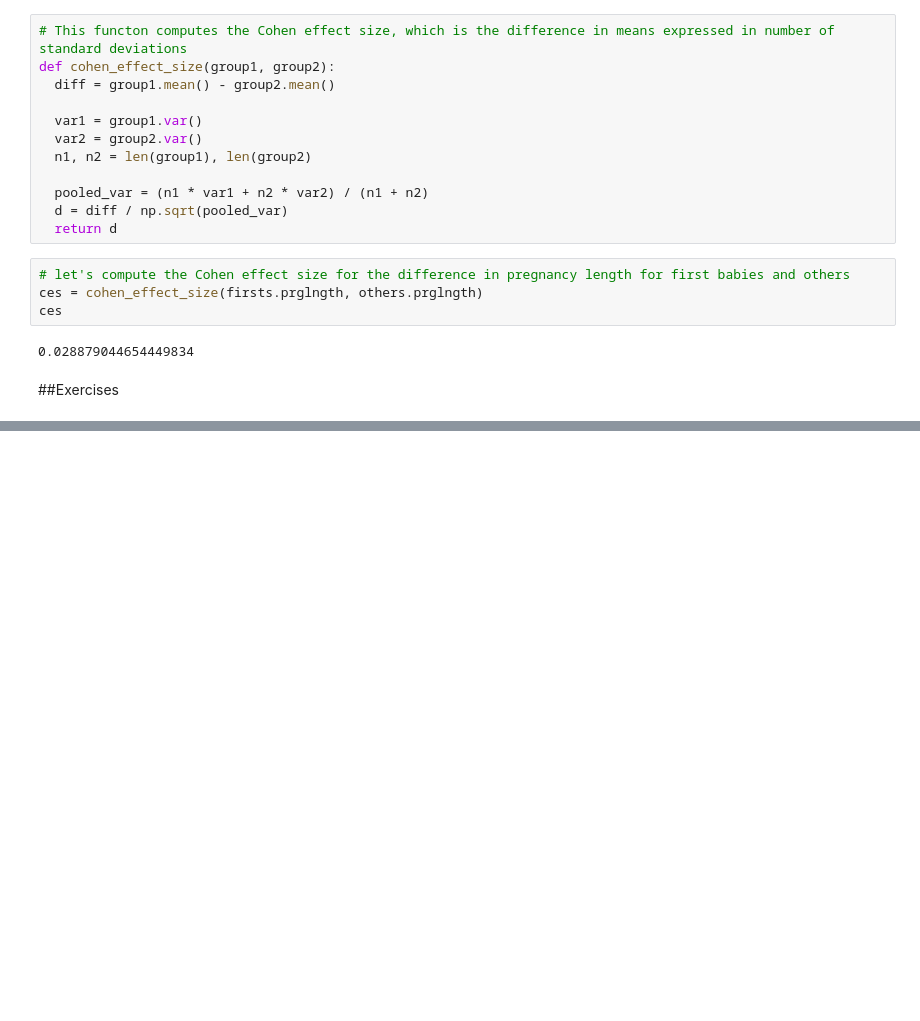
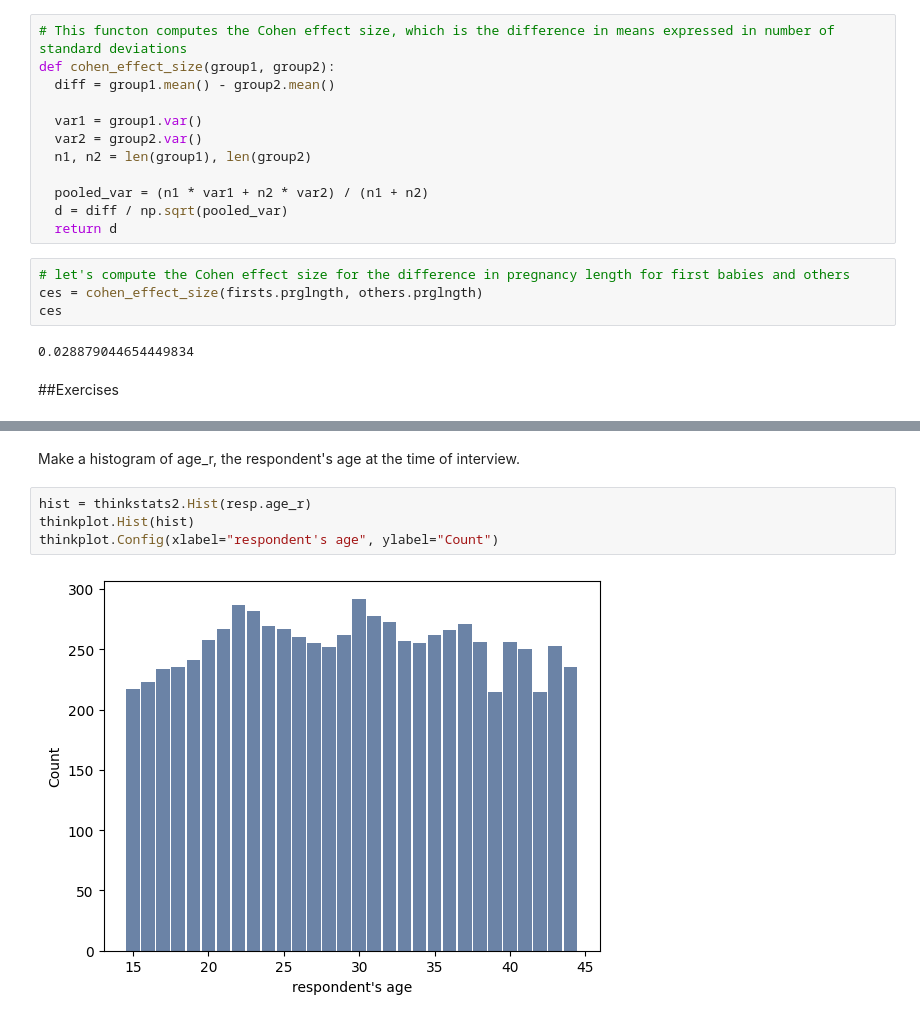
Before and after one commit to rahiakela/data-science-research-and-practice, a Jupyter notebook: think-stats/01_distributions.ipynb, the cells around one changed output, grey strips where cells are left out. Cells and saved outputs as stored; diff of their text form; blank space fills up the shorter version.

```diff
--- a/think-stats/01_distributions.ipynb
+++ b/think-stats/01_distributions.ipynb
@@ -246,0 +263,8 @@ ces
+# %% [markdown]
+Make a histogram of age_r, the respondent's age at the time of interview.
+# %%
+hist = thinkstats2.Hist(resp.age_r)
+thinkplot.Hist(hist)
+thinkplot.Config(xlabel="respondent's age", ylabel="Count")
+# %% [output]
+[figure, added]
```
Also changed, not shown: parts of 10 cells of this notebook.
